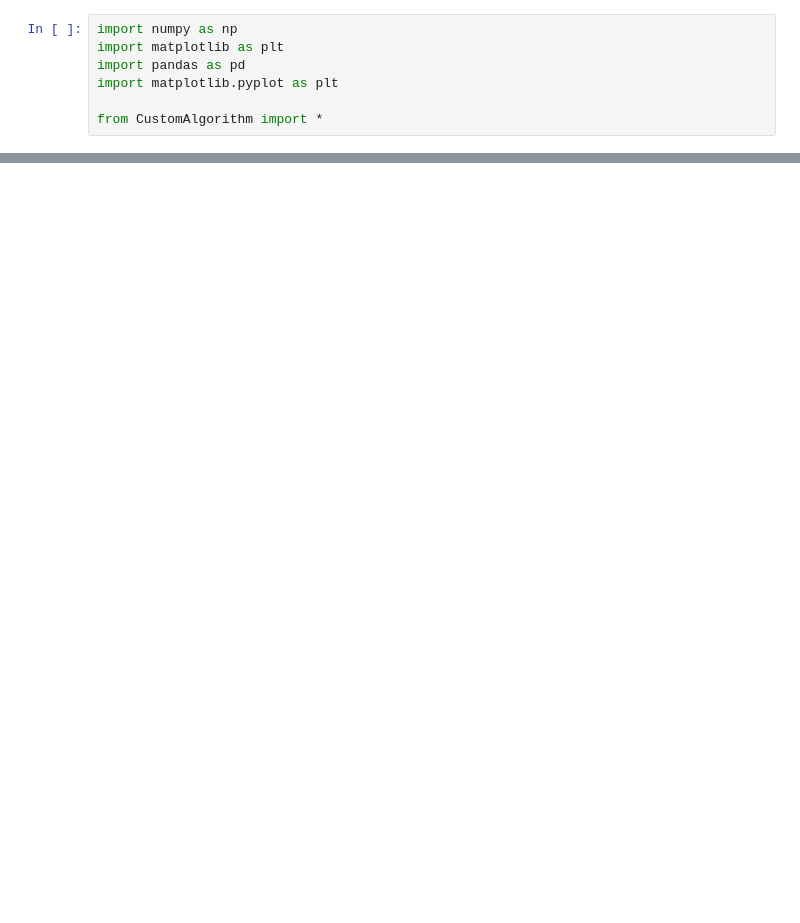
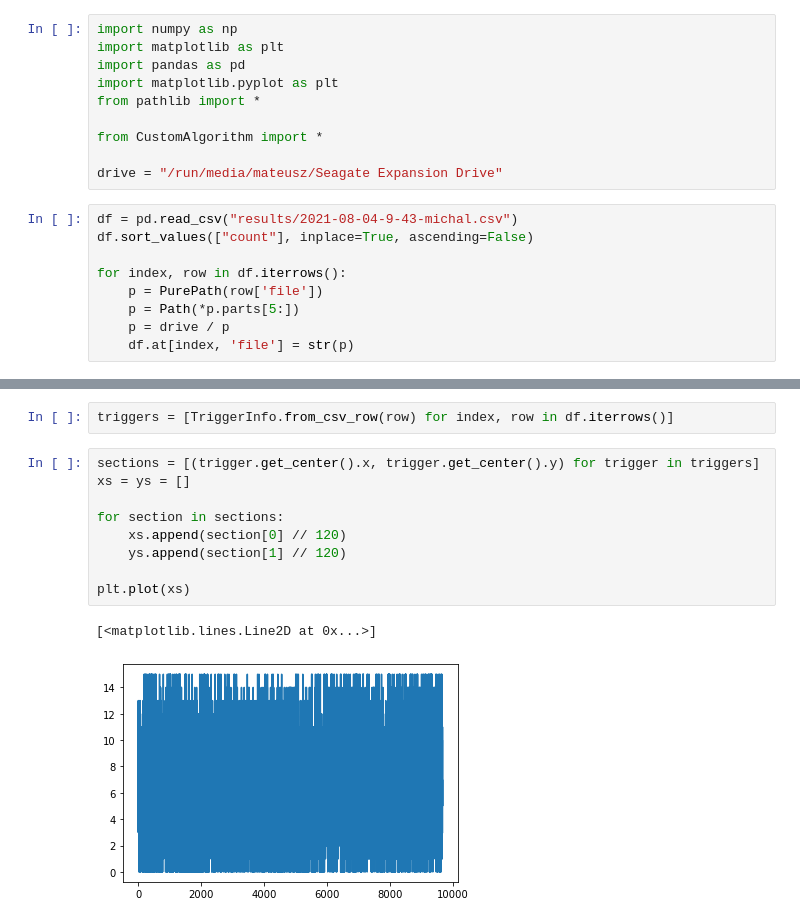
Before and after one commit to mateuszkojro/dims, a Jupyter notebook: motion-detect/analyze.ipynb, the cells around one changed output, grey strips where cells are left out. Cells and saved outputs as stored; diff of their text form; blank space fills up the shorter version.

Commit message:
Commit a lot of diffrent not too important changes

```diff
--- a/motion-detect/analyze.ipynb
+++ b/motion-detect/analyze.ipynb
@@ -3,5 +3,17 @@ import numpy as np
 import matplotlib as plt
 import pandas as pd
 import matplotlib.pyplot as plt
+from pathlib import *
 
 from CustomAlgorithm import *
+
+drive = "/run/media/mateusz/Seagate Expansion Drive"
+# %%
+df = pd.read_csv("results/2021-08-04-9-43-michal.csv")
+df.sort_values(["count"], inplace=True, ascending=False)
+
+for index, row in df.iterrows():
+    p = PurePath(row['file'])
+    p = Path(*p.parts[5:])
+    p = drive / p
+    df.at[index, 'file'] = str(p)
@@ -7,0 +36,14 @@ from CustomAlgorithm import *
+# %%
+triggers = [TriggerInfo.from_csv_row(row) for index, row in df.iterrows()]
+# %%
+sections = [(trigger.get_center().x, trigger.get_center().y) for trigger in triggers]
+xs = ys = []
+
+for section in sections:
+    xs.append(section[0] // 120)
+    ys.append(section[1] // 120)
+
+plt.plot(xs)
+# %% [output]
+[<matplotlib.lines.Line2D at 0x...>]
+[figure, added]
```
Also changed, not shown: parts of 8 cells of this notebook, 7 other files.
